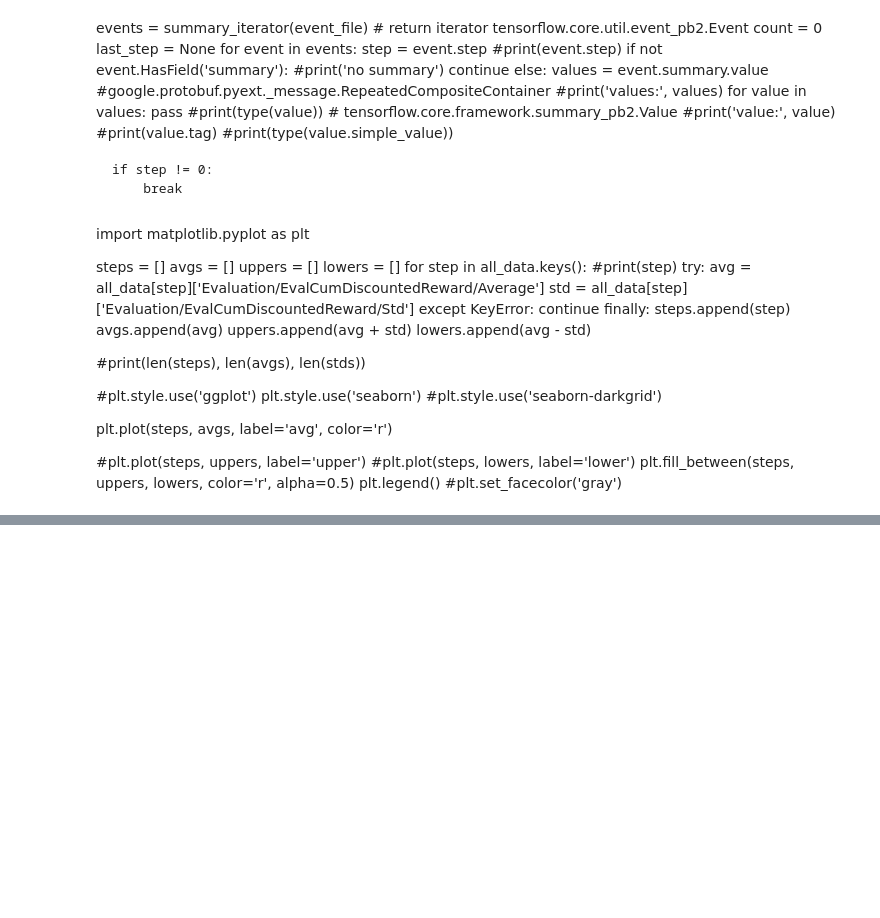
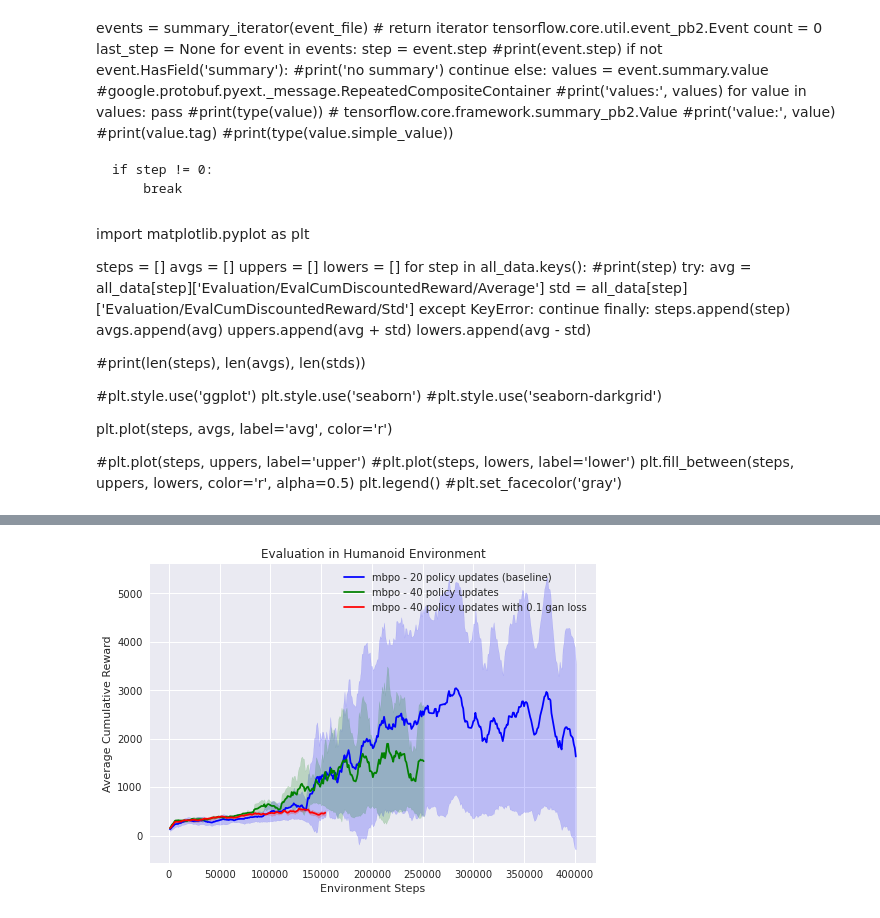
Before and after one commit to tim-ts-chu/mbpo, a Jupyter notebook: hypo-plot.ipynb, the cells around one changed output, grey strips where cells are left out. Cells and saved outputs as stored; diff of their text form; code cells hidden in the pictures; blank space fills up the shorter version.

```diff
--- a/hypo-plot.ipynb
+++ b/hypo-plot.ipynb
@@ -383,0 +384,79 @@ draw_exp(exp, smooth=7)
+# %%
+hypo1 = {
+    'event_files': [
+        '/home/timchu/data/HumanoidTruncatedObs/defaults/seed:1169_2021-04-30_16-55-298ni6lz4l/events.out.tfevents.1619816611.deeplearn17',
+        '/home/timchu/data/HumanoidTruncatedObs/defaults/seed:8435_2021-04-30_16-55-259fekd6s3/events.out.tfevents.1619816598.deeplearn17',
+        '/home/timchu/data/HumanoidTruncatedObs/defaults/seed:9529_2021-04-30_16-55-20awenlkdx/events.out.tfevents.1619816594.deeplearn17',
+        '/home/timchu/data/HumanoidTruncatedObs/defaults/seed:9699_2021-04-30_16-55-32se7v3njq/events.out.tfevents.1619816617.deeplearn17',
+    ],
+    'tag': 'ray/tune/evaluation/return-average',
+    'label': 'mbpo - 20 policy updates (baseline)',
+    'color': 'b'
+}
+hypo2 = {
+    'event_files': [
+        '/home/timchu/data/HumanoidTruncatedObs/defaults/seed:2189_2021-04-30_16-56-53fb3mrbs0/events.out.tfevents.1619817113.deeplearn17',
+        '/home/timchu/data/HumanoidTruncatedObs/defaults/seed:2235_2021-04-30_16-56-50ifhzdivf/events.out.tfevents.1619817097.deeplearn17',
+        '/home/timchu/data/HumanoidTruncatedObs/defaults/seed:5247_2021-04-30_16-56-470n00ax09/events.out.tfevents.1619817057.deeplearn17',
+        '/home/timchu/data/HumanoidTruncatedObs/defaults/seed:7727_2021-04-30_16-56-54en_oulxx/events.out.tfevents.1619817100.deeplearn17',
+    ],
+    'tag': 'ray/tune/evaluation/return-average',
+    'label': 'mbpo - 40 policy updates',
+    'color': 'g'
+}
+hypo3 = {
+    'event_files': [
+        '/home/timchu/data/HumanoidTruncatedObs/defaults/seed:2542_2021-05-01_02-27-23qx3liizu/events.out.tfevents.1619851410.deeplearn17',
+        '/home/timchu/data/HumanoidTruncatedObs/defaults/seed:483_2021-05-01_02-27-31qes3jjb6/events.out.tfevents.1619851396.deeplearn17',
+        '/home/timchu/data/HumanoidTruncatedObs/defaults/seed:7790_2021-05-01_02-27-26zz7g2wt4/events.out.tfevents.1619851383.deeplearn17',
+        '/home/timchu/data/HumanoidTruncatedObs/defaults/seed:9384_2021-05-01_02-27-27kiuv7zg_/events.out.tfevents.1619918975.deeplearn17',
+    ],
+    'tag': 'ray/tune/evaluation/return-average',
+    'label': 'mbpo - 40 policy updates with 0.1 gan loss',
+    'color': 'r'
+}
+hypo4 = {
+    'event_files': [
+        '/home/timchu/data/AntTruncatedObsNoisyAct/defaults/seed:1740_2021-04-27_16-55-43z4ckch0e/events.out.tfevents.1619557676.deeplearn17',
+        '/home/timchu/data/AntTruncatedObsNoisyAct/defaults/seed:4343_2021-04-27_16-55-386roz1yjd/events.out.tfevents.1619557670.deeplearn17',
+        '/home/timchu/data/AntTruncatedObsNoisyAct/defaults/seed:5220_2021-04-27_16-55-29dq500qzk/events.out.tfevents.1619557659.deeplearn17',
+        '/home/timchu/data/AntTruncatedObsNoisyAct/defaults/seed:6687_2021-04-27_16-55-34szdkz6zy/events.out.tfevents.1619557660.deeplearn17',
+
+    ],
+    'tag': 'ray/tune/evaluation/return-average',
+    'label': 'mbpo - 40 policy updates with model noise input',
+    'color': 'm'
+}
+hypo5 = {
+    'event_files': [
+        '/home/timchu/data/AntTruncatedObsNoisyAct/defaults/seed:2447_2021-04-20_22-14-14kn5q9kbv/events.out.tfevents.1618971720.deeplearn17',
+        '/home/timchu/data/AntTruncatedObsNoisyAct/defaults/seed:8599_2021-04-20_22-14-13n5omcmia/events.out.tfevents.1618971711.deeplearn17',
+        '/home/timchu/data/AntTruncatedObsNoisyAct/defaults/seed:8682_2021-04-20_22-14-16obti6qt_/events.out.tfevents.1618971719.deeplearn17',
+        '/home/timchu/data/AntTruncatedObsNoisyAct/defaults/seed:9081_2021-04-20_22-14-18277819vf/events.out.tfevents.1618971721.deeplearn17',
+    ],
+    'tag': 'ray/tune/evaluation/return-average',
+    'label': 'mbpo-torch - 0.3 env noise',
+    'color': 'y'
+}
+hypo6 = {
+    'event_files': [
+        '/home/timchu/data/AntTruncatedObsNoisyAct/defaults/seed:6434_2021-04-20_23-17-29cqngvexf/events.out.tfevents.1618975622.deeplearn17',
+        '/home/timchu/data/AntTruncatedObsNoisyAct/defaults/seed:8554_2021-04-20_23-17-31y_9gdebh/events.out.tfevents.1618975626.deeplearn17',
+        '/home/timchu/data/AntTruncatedObsNoisyAct/defaults/seed:8554_2021-04-20_23-17-36bfe8skvh/events.out.tfevents.1618975633.deeplearn17',
+        '/home/timchu/data/AntTruncatedObsNoisyAct/defaults/seed:8981_2021-04-20_23-17-33amf2nl6_/events.out.tfevents.1618975629.deeplearn17',
+    ],
+    'tag': 'ray/tune/evaluation/return-average',
+    'label': 'mbpo-torch - 0.3 env noise with 0.1 gan loss',
+    'color': 'c'
+}
+
+
+exp = {
+    'hypos': [hypo1, hypo2, hypo3],
+    'title': 'Evaluation in Humanoid Environment',
+    'xlabel': 'Environment Steps',
+    'ylabel': 'Average Cumulative Reward',
+}
+draw_exp(exp, smooth=11)
+# %% [output]
+[figure, added]
```
Also changed, not shown: parts of 8 cells of this notebook, 4 other files.
